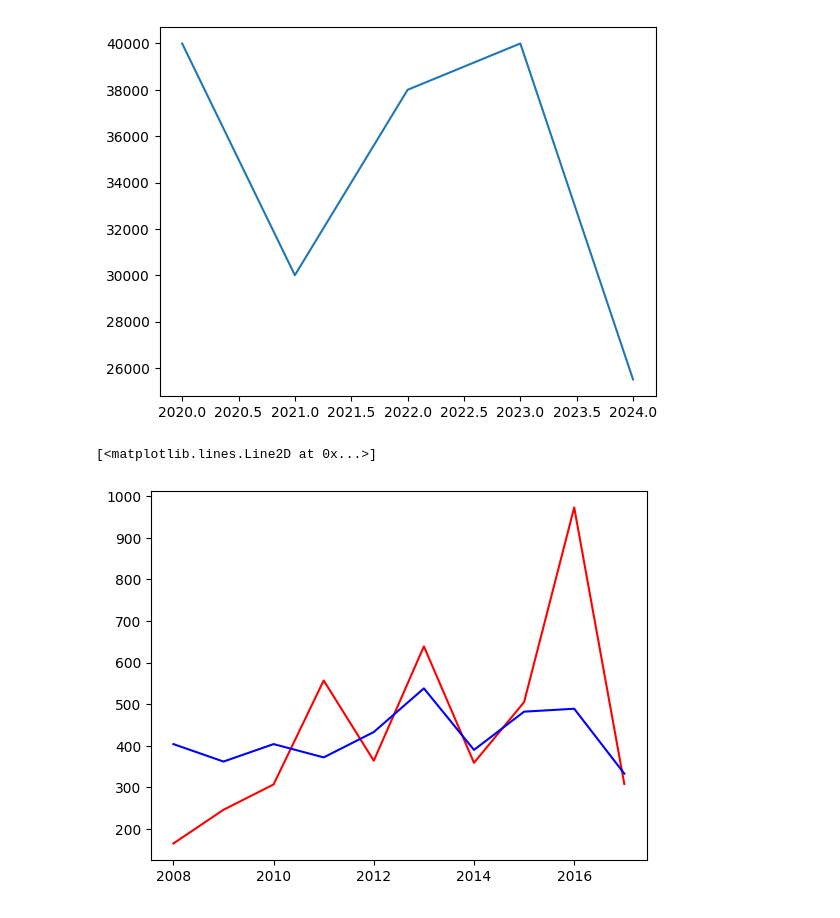
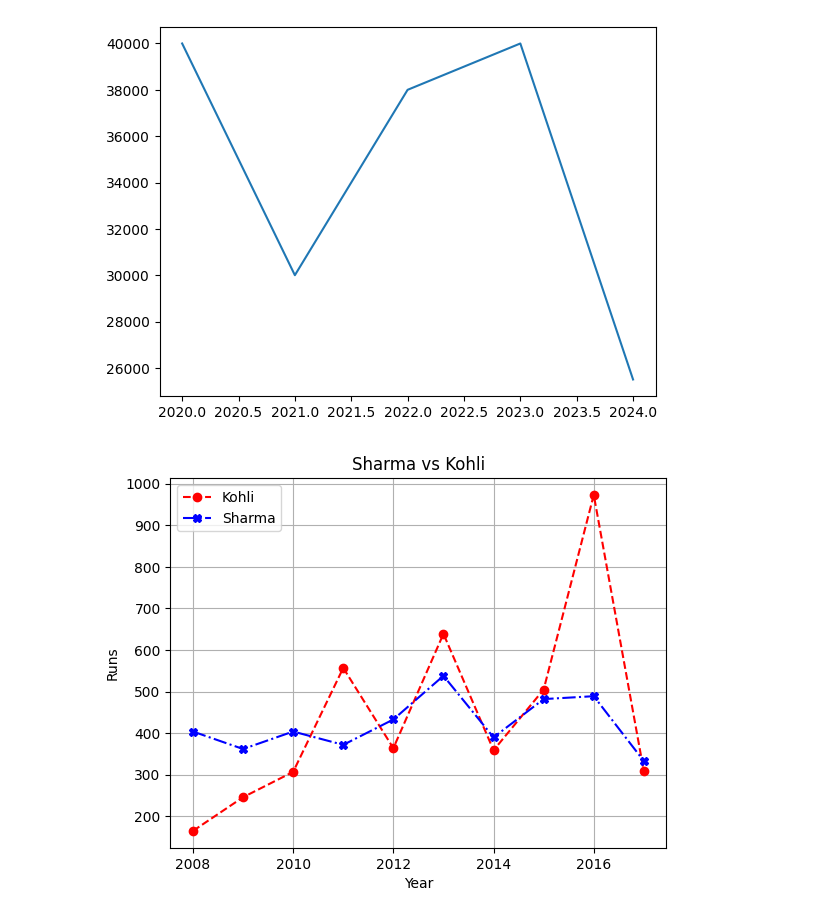
Before and after one commit to dheeraj0342/DSML, a Jupyter notebook: maplotlib.ipynb, the cells around one changed output. Drawn from its saved outputs; the diff is of its cells as text; code cells hidden in the pictures.

```diff
--- a/maplotlib.ipynb
+++ b/maplotlib.ipynb
@@ -15,8 +15,13 @@ plt.plot(year, price)
 [figure]
 # %%
 data = pd.read_csv('./sharma-kohli.csv')
-plt.plot(data['index'], data['V Kohli'], label='V Kohli', color='red')
-plt.plot(data['index'], data['RG Sharma'], label='RG Sharma', color='blue')
+plt.plot(data['index'], data['V Kohli'], color='red',linestyle='dashed',marker='o',label='Kohli')
+plt.plot(data['index'], data['RG Sharma'], color='blue', linestyle='dashdot' ,marker='X',label='Sharma')
+plt.legend(loc='best')
+plt.title('Sharma vs Kohli')
+plt.xlabel('Year')
+plt.ylabel('Runs')
+plt.grid(True)
+plt.show()
 # %% [output]
-[<matplotlib.lines.Line2D at 0x...>]
-[figure, old version]
+[figure, new version]
```
Also changed, not shown: parts of 30 cells of this notebook, 9 other files.
